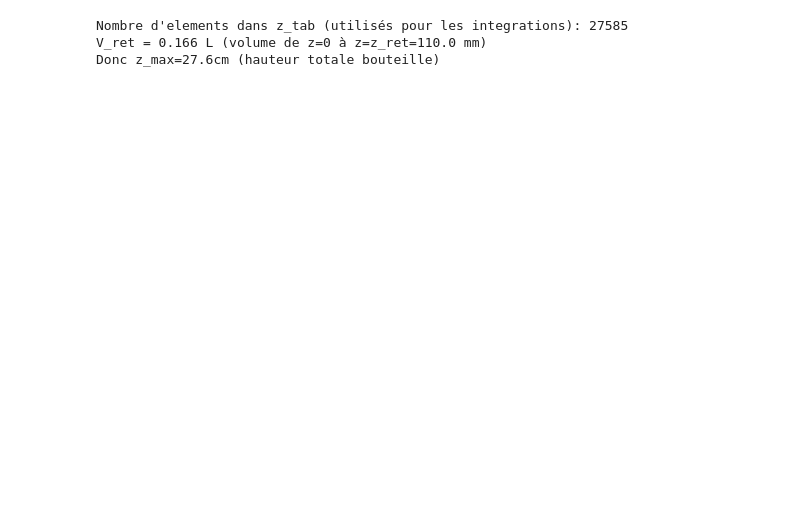
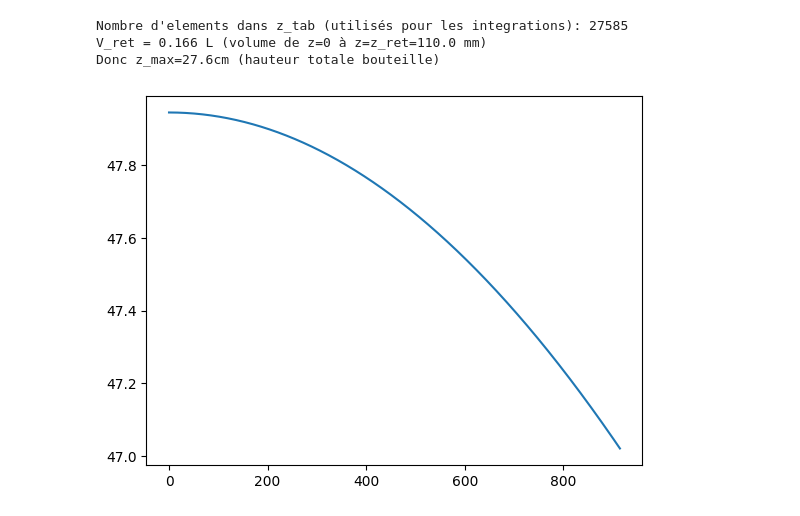
Before and after one commit to CuriousPelican/sifu, a Jupyter notebook: simulator.ipynb, the cells around one changed output. Cells and saved outputs as stored; diff of their text form; code cells hidden in the pictures; blank space fills up the shorter version.

Commit message:
balistic flight phase working

```diff
--- a/simulator.ipynb
+++ b/simulator.ipynb
@@ -221,50 +223,55 @@ Donc z_max=27.6cm (hauteur totale bouteille)
 
 t0 = 0
 y0 = 0
 v0 = 0
 
 # Referentiel Terrestre - y est la distance verticale entre le sol et la fusée (vol supposé purement vertical)
-t_LT = [t0] # tableau des temps pour la phase du launch tube
-y_LT = [y0] # tableau representant y(t) (altitude fusée) pour la phase du launch tube
-v_LT = [v0] # v(t)
-a_LT = [] # a(t)
+t_LT = [t0] # liste des temps pour la phase du launch tube
+y_LT = [y0] # liste representant y(t) (altitude fusée) pour la phase du launch tube
+v_LT = [v0] # liste v(t)
+a_LT = [] # liste a(t)
 
 A_TO = np.pi*R_TO**2 # section ext tube lancement
 A_TI= np.pi*R_TI**2 # section int tube lancement
 
 rho0 = P0*M_air/R_GP/T0  # masse volumique air dans la bouteille avant lancement
                       # (temps entre pressurisation & lancement assez grand pour que T(air dans la bouteille) = T0)
 Vinit = Vl + Vb - Vw0 - L_T*(A_TO-A_TI) # Volume initial de gaz (bouteille+lanceur)
 m0 = mb + rho_w*(Vb-Vw0) + rho0*Vinit
 
-# Resolution eq diff en y(t) jusqu'a ce que y = L_T
+# Resolution eq diff en y(t) jusqu'a ce que y >= L_T
 
 def f_LT(t,Y):
   d2y_dt = -g + A_TO/m0*(P0*(Vinit/(Vinit+Y[0]*A_TO))**gamma_air - P_atm)
   return (Y[1],d2y_dt)
 Y0 = [y_LT[0], v_LT[0]]  # Conditions initiales, y(0)=v(0)=0
 
 a_LT.append(f_LT(t0,Y0)[1]) # 1ère valeur acceleration à t0+
 
-sol = integrate.RK45(f_LT, t_LT[0], Y0, np.inf, max_step=dt, rtol=1e10, atol=1e10) # Initialisation du solveur (Runge-Kutta d'ordre 4)
+sol0 = integrate.RK45(f_LT, t_LT[0], Y0, np.inf, max_step=dt, rtol=1e10, atol=1e10) # Initialisation du solveur (Runge-Kutta d'ordre 4)
 # erreurs suffisement grandes pour que le facteur limitant soit le max_step
 
 # Résoudre & remplir les listes
-while sol.status == 'running' and y_LT[-1] < L_T:
-    sol.step() # Faire un pas de dt
-    t_LT.append(round(sol.t,int(np.log10(1/dt))))
-    y_LT.append(sol.y[0])
-    v_LT.append(sol.y[1])
-    a_LT.append(f_LT(sol.t,sol.y)[1])
-
-# for i in range(10):
-#   print(t_LT[i], y_LT[i])
+while sol0.status == 'running' and y_LT[-1] < L_T:
+  sol0.step() # Faire un pas de dt
+  t_LT.append(round(sol0.t,int(np.log10(1/dt))))
+  y_LT.append(sol0.y[0])
+  v_LT.append(sol0.y[1])
+  a_LT.append(f_LT(sol0.t,sol0.y)[1])
 
 # Test courbe launch tube
 # plt.plot(y_LT)
 # plt.plot(v_LT)
-# plt.plot(a_LT)
-# plt.show()
+plt.plot(a_LT)
+plt.show()
+
+# cf phase suivante pour les 1
+y1 = y_LT.pop()
+v1 = v_LT.pop()
+a1 = a_LT.pop()
+t1 = t_LT.pop()
+# %% [output]
+[figure, added]
 # %%
 ############################## Phase ejection liquide (noté WI, pour Water Impulse) ##############################
 
```
Also changed, not shown: parts of 9 cells of this notebook.
